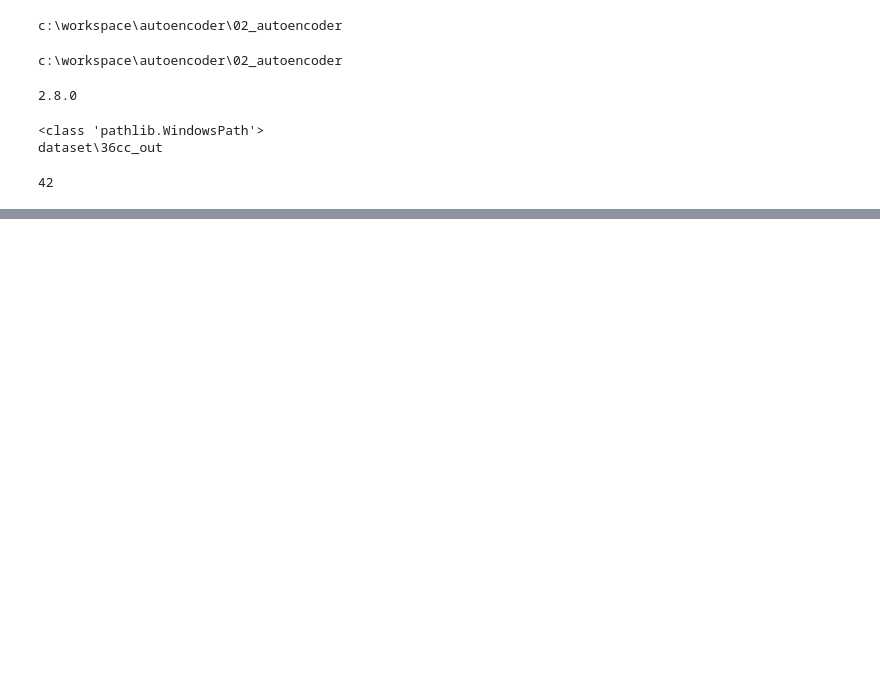
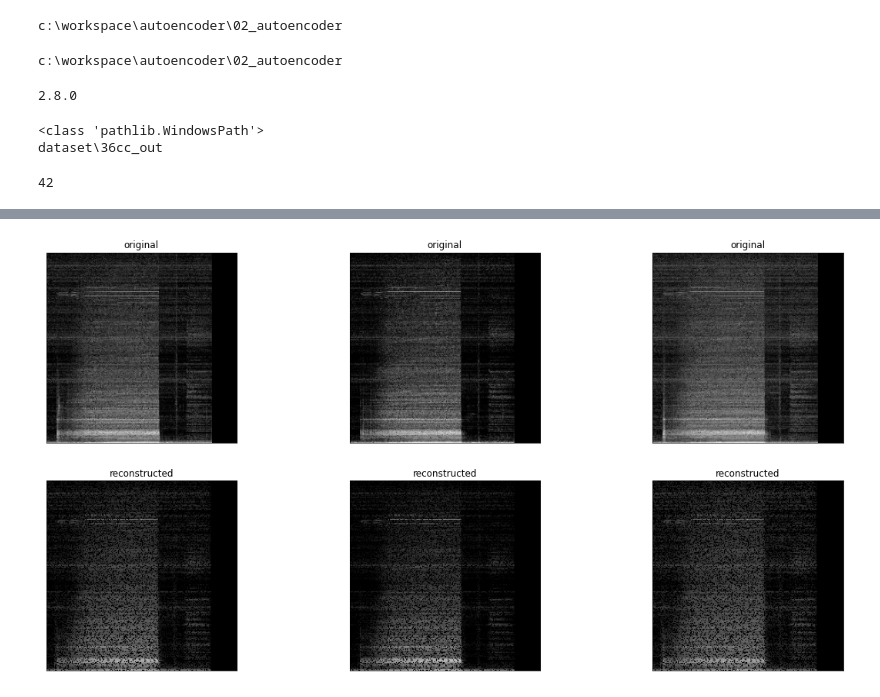
Before and after one commit to astroeye/autoencoder, a Jupyter notebook: 02_autoencoder/ae_36cc_k-fold.ipynb, the cells around one changed output, grey strips where cells are left out. Cells and saved outputs as stored; diff of their text form; code cells hidden in the pictures; blank space fills up the shorter version.

```diff
--- a/02_autoencoder/ae_36cc_k-fold.ipynb
+++ b/02_autoencoder/ae_36cc_k-fold.ipynb
@@ -507,2 +513,6 @@ plt.show()
 # %%
 all_mse_histories = []
+# %%
+# 모델이 훈련되었으므로 테스트 세트에서 이미지를 인코딩 및 디코딩하여 테스트해 보겠습니다.
+encoded_imgs = autoencoder.encoder(x_train).numpy()
+decoded_imgs = autoencoder.decoder(encoded_imgs).numpy()
@@ -508,0 +523,22 @@ all_mse_histories = []
+# %%
+n = 3
+plt.figure(figsize=(20, 10))
+for i in range(n):
+  # display original
+  ax = plt.subplot(2, n, i + 1)
+  plt.imshow(x_train[i])
+  plt.title("original")
+  plt.gray()
+  ax.get_xaxis().set_visible(False)
+  ax.get_yaxis().set_visible(False)
+
+  # display reconstruction
+  ax = plt.subplot(2, n, i + 1 + n)
+  plt.imshow(decoded_imgs[i])
+  plt.title("reconstructed")
+  plt.gray()
+  ax.get_xaxis().set_visible(False)
+  ax.get_yaxis().set_visible(False)
+plt.show()
+# %% [output]
+[figure, added]
```
Also changed, not shown: parts of 6 cells of this notebook, 1 other file.
